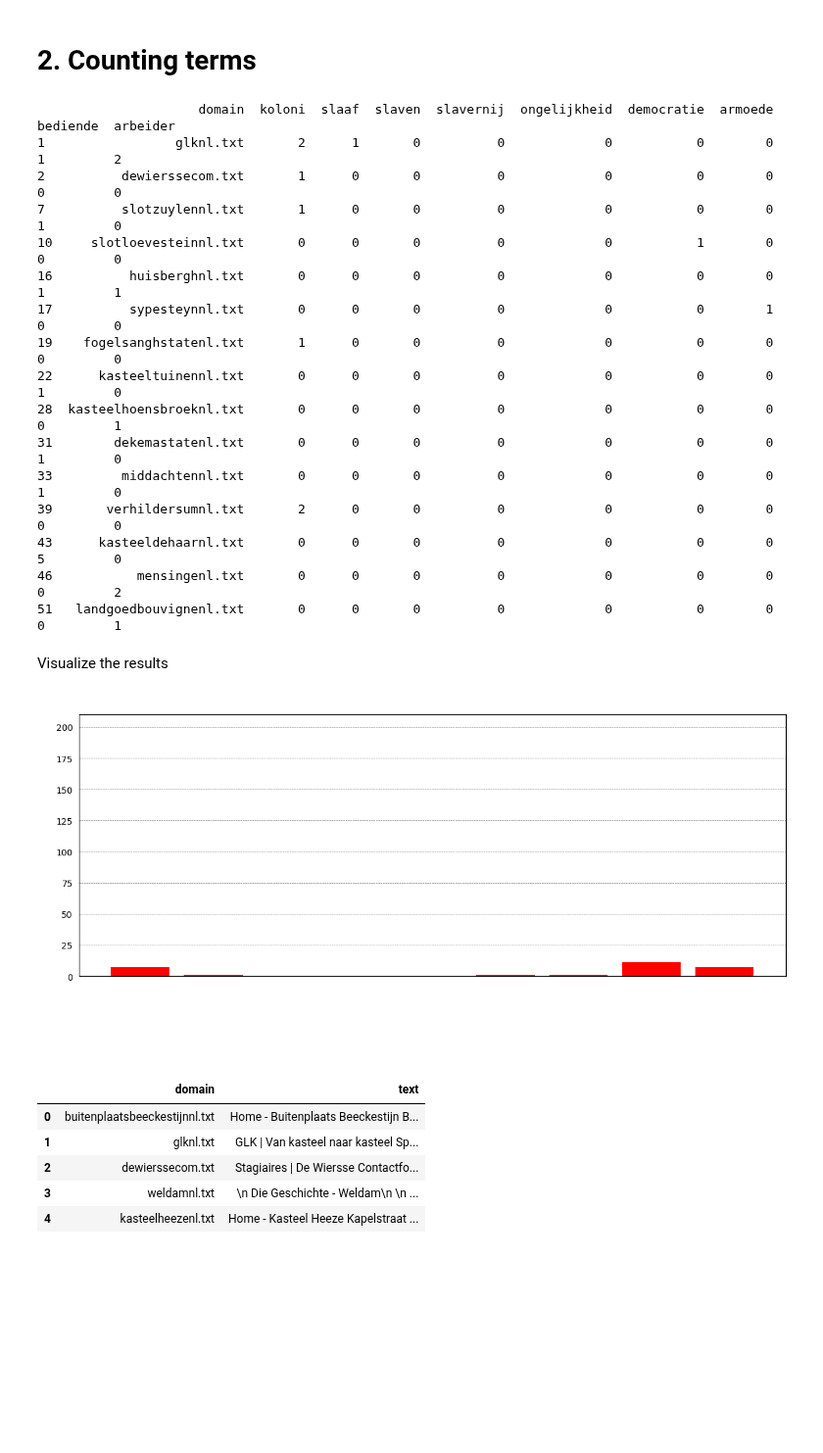
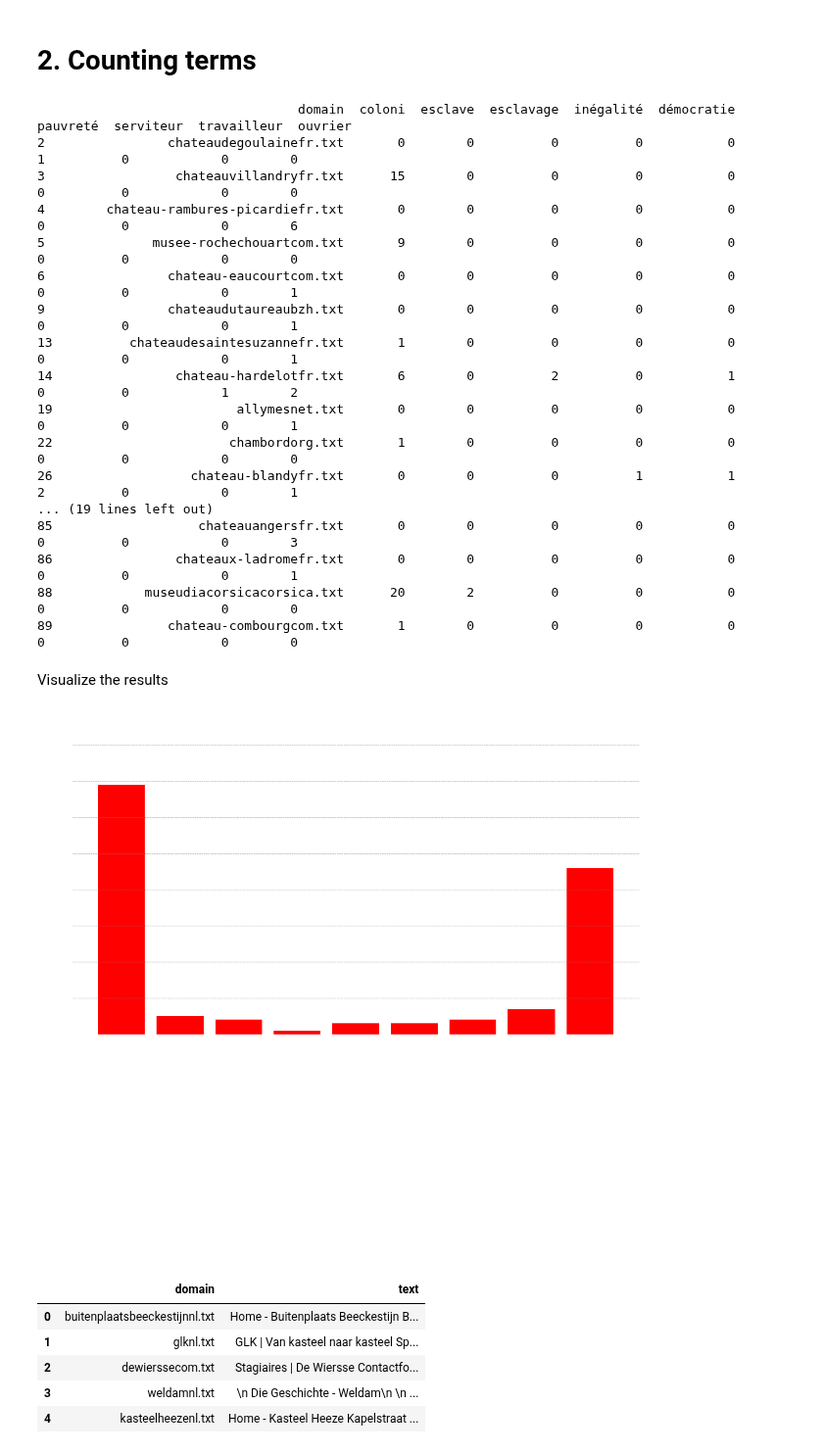
Before and after one commit to jazoza/HHD, a Jupyter notebook: 03_HH_narratives_2018.ipynb, the cells around one changed output. Shown at 98% size. Cells and saved outputs as stored; diff of their text form; code cells hidden in the pictures; blank space fills up the shorter version.

```diff
--- a/03_HH_narratives_2018.ipynb
+++ b/03_HH_narratives_2018.ipynb
@@ -45,7 +45,7 @@ fr_path = "../met-naam-2018/castles-france/"
 # 1. Loading text
 # %%
 # DUTCH -> replace nl_path
-folder_path = nl_path
+folder_path = fr_path
 read_files = lambda folder_path: pd.DataFrame(
     [{'domain': filename, 'text': open(os.path.join(folder_path, filename), 'r').read()}
      for filename in os.listdir(folder_path) if filename.endswith('.txt')])
@@ -143,52 +143,62 @@ df_filtered = df[mask]
 # Create the five-column table
 filter_list = ['domain'] + terms_list_all
 result_df = df_filtered[filter_list]
-result_df.to_csv('outputs/2018_filtered_output.csv', index=False)
+#result_df.to_csv('datasets/outputs/2018_filtered_output.csv', index=False)
 print(result_df.to_string())
 # %% [output]
-                     domain  koloni  slaaf  slaven  slavernij  ongelijkheid  democratie  armoede  bediende  arbeider
-1                 glknl.txt       2      1       0          0             0           0        0         1         2
-2          dewierssecom.txt       1      0       0          0             0           0        0         0         0
-7          slotzuylennl.txt       1      0       0          0             0           0        0         1         0
-10     slotloevesteinnl.txt       0      0       0          0             0           1        0         0         0
-16          huisberghnl.txt       0      0       0          0             0           0        0         1         1
-17          sypesteynnl.txt       0      0       0          0             0           0        1         0         0
-19    fogelsanghstatenl.txt       1      0       0          0             0           0        0         0         0
-22      kasteeltuinennl.txt       0      0       0          0             0           0        0         1         0
-28  kasteelhoensbroeknl.txt       0      0       0          0             0           0        0         0         1
-31        dekemastatenl.txt       0      0       0          0             0           0        0         1         0
-33         middachtennl.txt       0      0       0          0             0           0        0         1         0
-39       verhildersumnl.txt       2      0       0          0             0           0        0         0         0
-43      kasteeldehaarnl.txt       0      0       0          0             0           0        0         5         0
-46           mensingenl.txt       0      0       0          0             0           0        0         0         2
-51   landgoedbouvignenl.txt       0      0       0          0             0           0        0         0         1
+                                  domain  coloni  esclave  esclavage  inégalité  démocratie  pauvreté  serviteur  travailleur  ouvrier
+2                chateaudegoulainefr.txt       0        0          0          0           0         1          0            0        0
+3                 chateauvillandryfr.txt      15        0          0          0           0         0          0            0        0
+4        chateau-rambures-picardiefr.txt       0        0          0          0           0         0          0            0        6
+5              musee-rochechouartcom.txt       9        0          0          0           0         0          0            0        0
+6                chateau-eaucourtcom.txt       0        0          0          0           0         0          0            0        1
+9                chateaudutaureaubzh.txt       0        0          0          0           0         0          0            0        1
+13          chateaudesaintesuzannefr.txt       1        0          0          0           0         0          0            0        1
+14                chateau-hardelotfr.txt       6        0          2          0           1         0          0            1        2
+19                        allymesnet.txt       0        0          0          0           0         0          0            0        1
+22                       chambordorg.txt       1        0          0          0           0         0          0            0        0
+26                  chateau-blandyfr.txt       0        0          0          1           1         2          0            0        1
+... (19 lines left out)
+85                   chateauangersfr.txt       0        0          0          0           0         0          0            0        3
+86                chateaux-ladromefr.txt       0        0          0          0           0         0          0            0        1
+88            museudiacorsicacorsica.txt      20        2          0          0           0         0          0            0        0
+89               chateau-combourgcom.txt       1        0          0          0           0         0          0            0        0
 # %% [markdown]
 Visualize the results
 # %%
 # Calculate the sum of values for each specified column
 column_sums = result_df[terms_list_all].sum()
 
 # Create a bar chart with pink bars
-plt.figure(figsize=(12, 6))
+fig, ax = plt.subplots(figsize=(10,6))
 # Add horizontal lines for values in the legend
-for value in [25, 50, 75, 100, 125, 150, 175, 200]:
+for value in [10, 20, 30, 40, 50, 60, 70, 80]:
+    #[25, 50, 75, 100, 125, 150, 175, 200] # NL, DE
+    #[100, 200, 300, 400, 500, 600, 700, 800] # UK
+    #[10, 20, 30, 40, 50, 60, 70, 80] # FR
   plt.axhline(y=value, color='grey', linestyle='--', linewidth=0.5)
 plt.bar(column_sums.index, column_sums.values, color='red')
 
 # Customize the plot
-plt.xlabel("Terms", color='white')
-plt.ylabel("Sum of term frequencies", color='white')
-plt.title("Frequency of terms analysed in 2018 corpus of Dutch websites", color='white')
-plt.xticks(rotation=45, ha="right", color='white')
-plt.tick_params(axis='x', color='white')
-plt.tick_params(axis='y', color='white')
+plt.ylabel("Sum of term frequencies")
+plt.xticks(rotation=45, ha="right")
+plt.tight_layout()
+
+ax.set_ylabel('Sum of term frequencies', color='white')
+ax.set_title('Terms related to social inequality in 2018 corpus of French websites', color='white')
+ax.spines['bottom'].set_color('white')
+ax.spines['top'].set_color('white')
+ax.spines['left'].set_color('white')
+ax.spines['right'].set_color('white')
+ax.tick_params(axis='x', colors='white')
+ax.tick_params(axis='y', colors='white')
+
 # Add two columns from the df dataframe on the left
 plt.text(-0.8, -60, f"total websites: {len(df.domain.unique())}", fontsize=10, color='white')
-plt.tight_layout()
-plt.savefig("outputs/NL_2018_all_terms.png", transparent=True)
+plt.savefig("datasets/outputs/FR_2018_all_terms.png", transparent=True)
 plt.show()
 # %% [output]
-[figure, old version]
+[figure, new version]
 # %%
 # drop columns to reset
 df = df.drop(term_list, axis=1)
```
Also changed, not shown: parts of 3 cells of this notebook, 2 other files.
